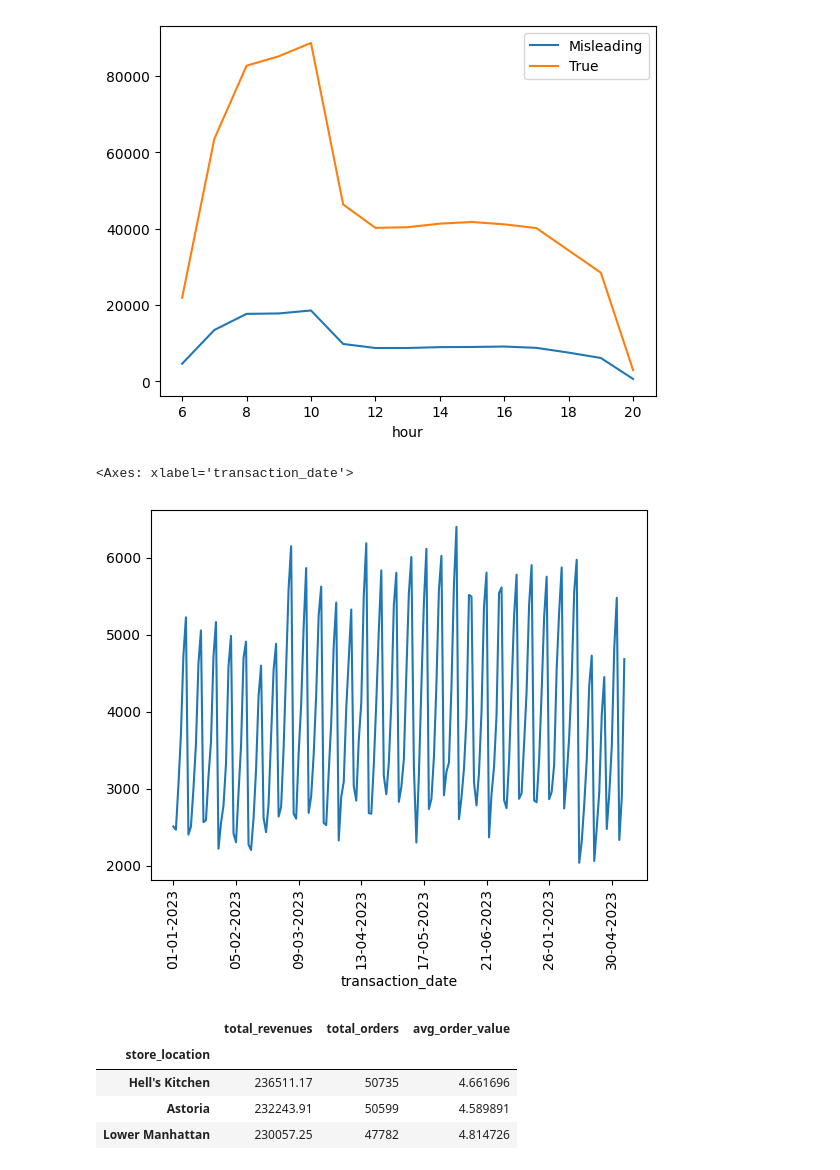
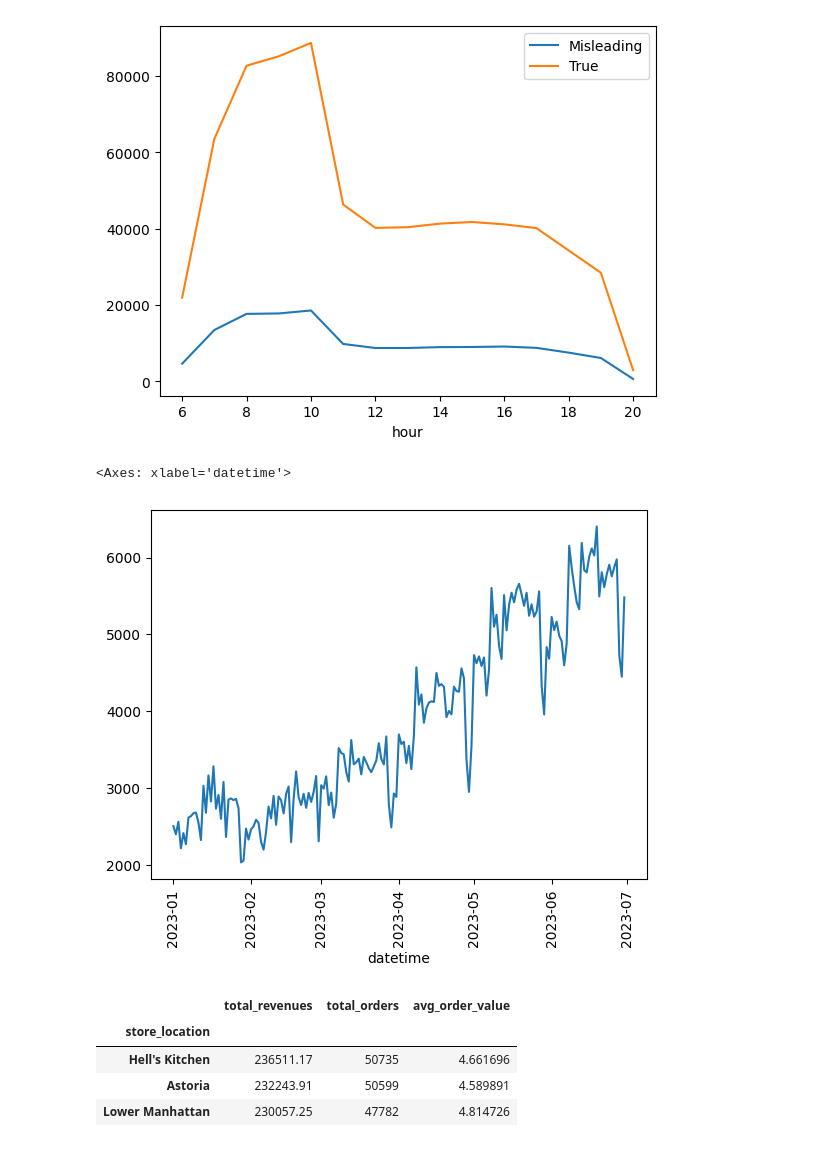
Before and after one commit to hamidurrahman-0824/my_snippet, a Jupyter notebook: PANDAS/n_analysis_9.ipynb, the cells around one changed output. Cells and saved outputs as stored; diff of their text form; code cells hidden in the pictures.

```diff
--- a/PANDAS/n_analysis_9.ipynb
+++ b/PANDAS/n_analysis_9.ipynb
@@ -28,11 +28,11 @@ plt.legend()
 [figure]
 # %%
 #daily revenue trend
-data = df.groupby('transaction_date')['revenue'].sum()
+data = df.groupby(df['datetime'].dt.date)['revenue'].sum()
 data.plot(rot=90)
 # %% [output]
-<Axes: xlabel='transaction_date'>
+<Axes: xlabel='datetime'>
-[figure, old version]
+[figure, new version]
 # %%
 
 #store perforance comparison
```
Also changed, not shown: 5 other files.
